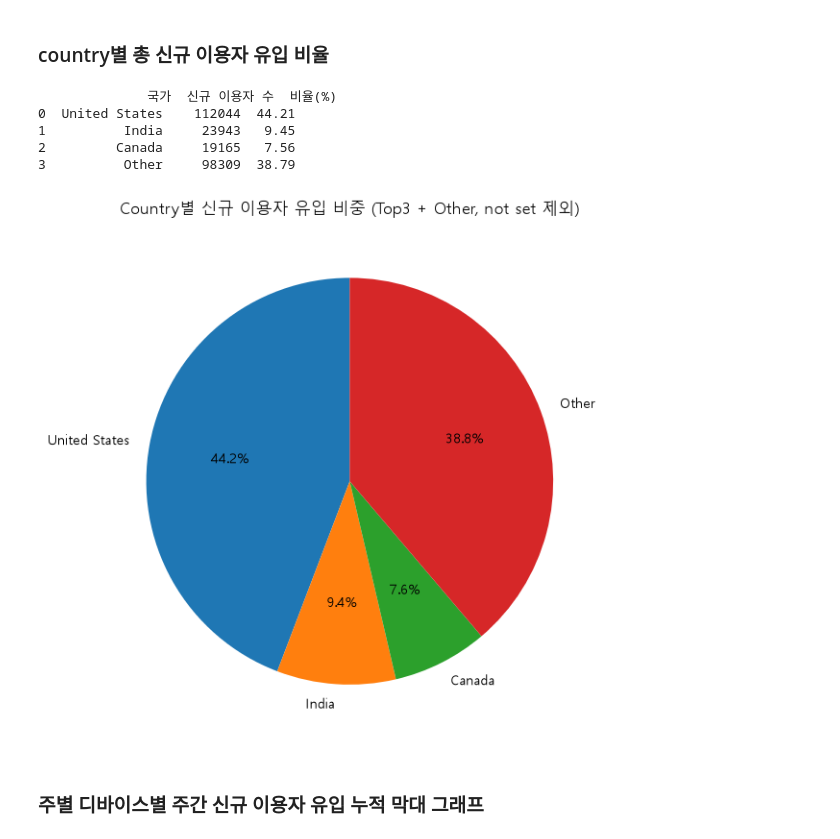
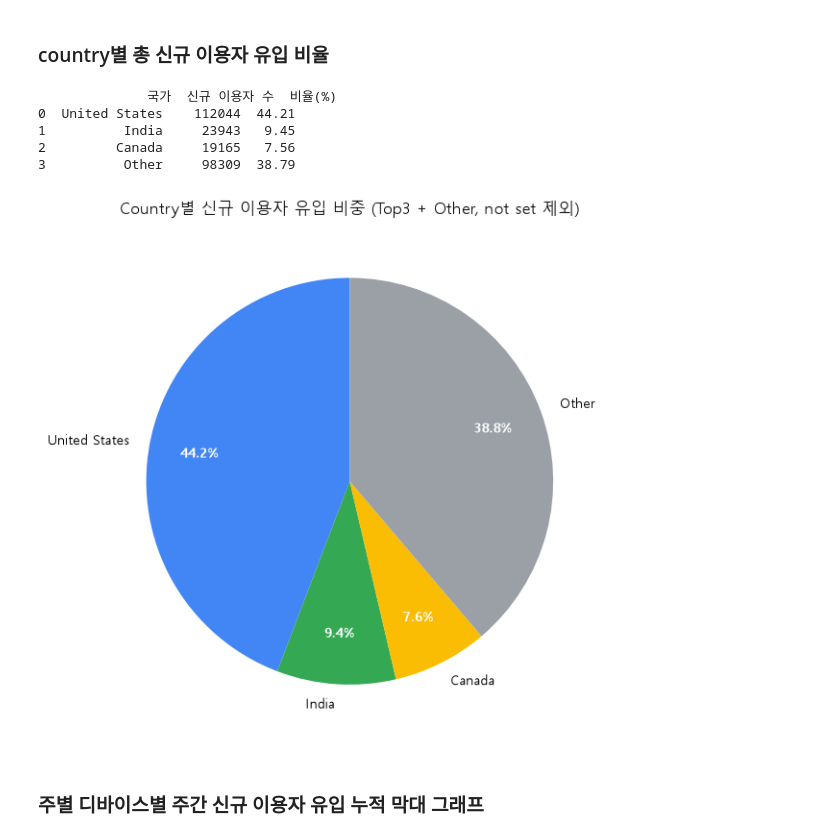
Before and after one commit to bulsajo1/ecommerce-product-analysis-project, a Jupyter notebook: data_analysis/A(acquisition).ipynb, the cells around one changed output. Cells and saved outputs as stored; diff of their text form; code cells hidden in the pictures.

```diff
--- a/data_analysis/A(acquisition).ipynb
+++ b/data_analysis/A(acquisition).ipynb
@@ -1637,13 +1653,29 @@ df_final = df_final.sort_values(
 ).drop(columns="sort_key")
 
 # 파이그래프
+# 그룹별 고정 색상 매핑 (주별 누적 막대 그래프와 동일)
+continent_colors = {
+    "Americas": "#4285F4",
+    "Asia": "#FBBC04",
+    "Europe": "#34A853",
+    "Other": "#9AA0A6",
+}
+pie_colors = [continent_colors.get(g, "#9AA0A6") for g in df_final["group"]]
+
 plt.figure(figsize=(6, 6))
-plt.pie(
+wedges, texts, autotexts = plt.pie(
     df_final["user_count"],
     labels=df_final["group"],
     autopct="%1.1f%%",
-    startangle=90
+    startangle=90,
+    colors=pie_colors,
+    pctdistance=0.75
 )
+
+for autotext in autotexts:
+    autotext.set_color("white")
+    autotext.set_fontweight("bold")
+
 plt.title("Continent별 신규 이용자 유입 비중 (결측값 제외)")
 plt.axis("equal")
 plt.tight_layout()
@@ -1756,36 +1789,48 @@ df_plot = df_plot.sort_values("user_count", ascending=False).reset_index(drop=Tr
 # Top3 국가는 개별 유지, 4위부터는 Other로 묶기
 top3 = df_plot.iloc[:3].copy()
 other_sum = df_plot.iloc[3:]["user_count"].sum()
 
 other_row = pd.DataFrame([{"country": "Other", "user_count": other_sum}])
 df_final = pd.concat([top3, other_row], ignore_index=True)
 
 # 비율(%) 계산
 df_final["비율(%)"] = (df_final["user_count"] / df_final["user_count"].sum() * 100).round(2)
 df_final_display = df_final.rename(columns={"country": "국가", "user_count": "신규 이용자 수"})
 
 pd.set_option("display.float_format", "{:.2f}".format)
 print(df_final_display)
 
 # 파이차트
+# 색상 팔레트: Top3(큰 순) + Other 순서로 적용
+# 주별 누적 막대 그래프도 동일한 순서·팔레트를 써서 국가별 색상이 일치함
+palette = ["#4285F4", "#34A853", "#FBBC04", "#9AA0A6"]
+pie_colors = palette[:len(df_final)]
+
 plt.figure(figsize=(6, 6))
-plt.pie(
+wedges, texts, autotexts = plt.pie(
     df_final["user_count"],
     labels=df_final["country"],
     autopct="%1.1f%%",
-    startangle=90
+    startangle=90,
+    colors=pie_colors,
+    pctdistance=0.75
 )
+
+for autotext in autotexts:
+    autotext.set_color("white")
+    autotext.set_fontweight("bold")
+
 plt.title("Country별 신규 이용자 유입 비중 (Top3 + Other, not set 제외)")
 plt.axis("equal")
 plt.tight_layout()
 plt.show()
 # %% [output]
               국가  신규 이용자 수  비율(%)
 0  United States    112044  44.21
 1          India     23943   9.45
 2         Canada     19165   7.56
 3          Other     98309  38.79
-[figure, old version]
+[figure, new version]
 # %% [markdown]
 ### 주별 디바이스별 주간 신규 이용자 유입 누적 막대 그래프
 # %%
```
Also changed, not shown: parts of 9 cells of this notebook, 1 other file.
